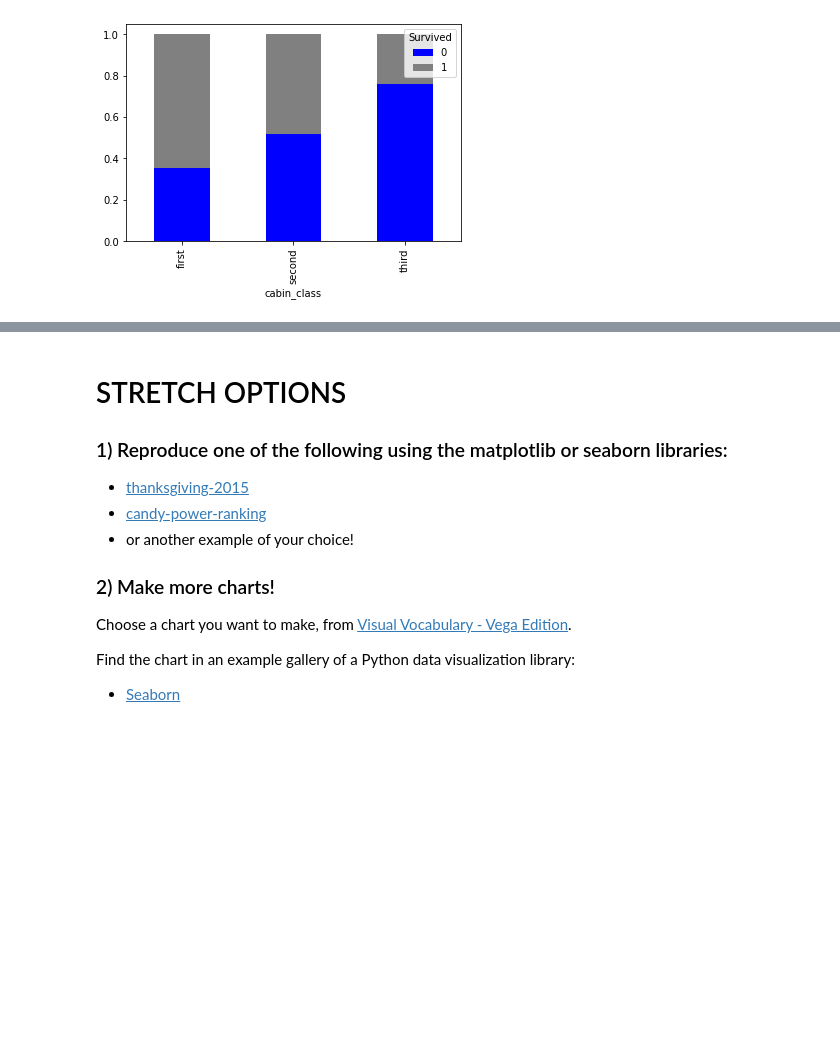
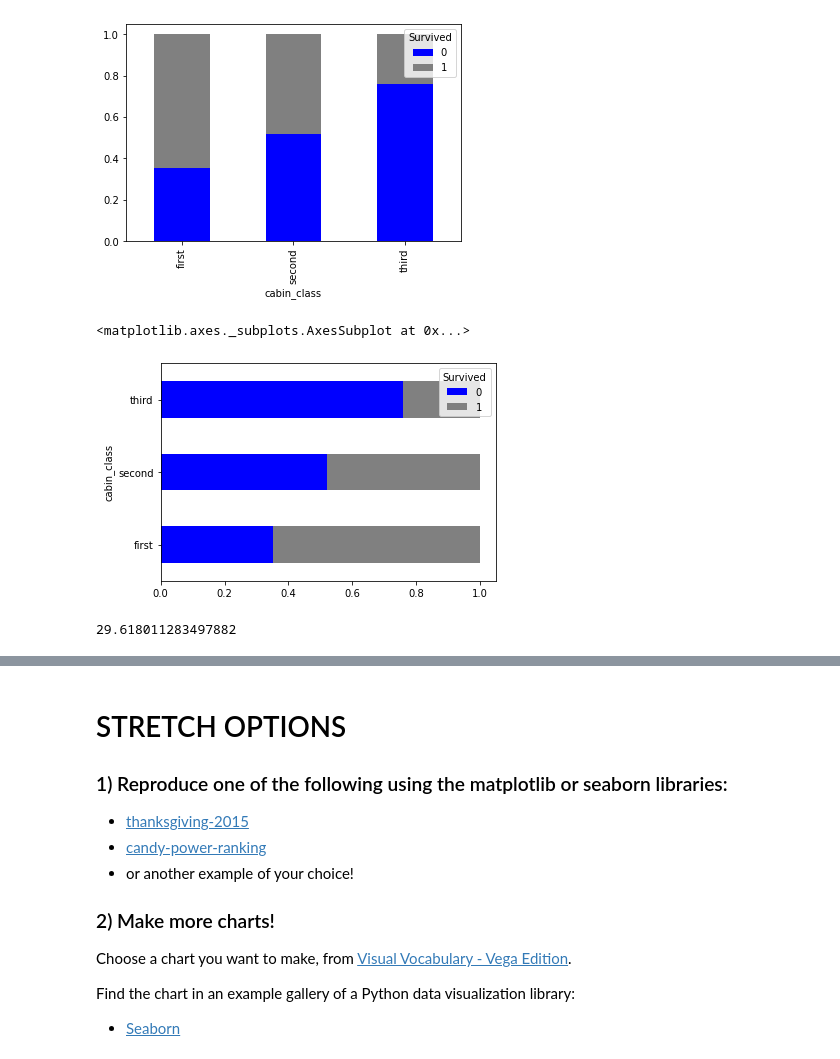
Before and after one commit to marianvinas/DS-Unit-1-Sprint-1-Data-Wrangling-and-Storytelling-1, a Jupyter notebook: module4-make-explanatory-visualizations/LS_DS_114_Make_Explanatory_Visualizations_Assignment.ipynb, the cells around one changed output, grey strips where cells are left out. Cells and saved outputs as stored; diff of their text form; code cells hidden in the pictures; blank space fills up the shorter version.

```diff
--- a/module4-make-explanatory-visualizations/LS_DS_114_Make_Explanatory_Visualizations_Assignment.ipynb
+++ b/module4-make-explanatory-visualizations/LS_DS_114_Make_Explanatory_Visualizations_Assignment.ipynb
@@ -219,3 +219,16 @@ cab_death1.plot(kind='bar', stacked=True, color=['blue', 'gray'])
 # %% [output]
 <matplotlib.axes._subplots.AxesSubplot at 0x...>
 [figure]
+# %%
+#crosstab
+#barh = horizontal bar
+cab_death1.plot(kind='barh', stacked=True, color=['blue', 'gray'])
+# %% [output]
+<matplotlib.axes._subplots.AxesSubplot at 0x...>
+[figure, added]
+# %%
+# categorical and continuous variable
+#single continuous variable
+tdf['Age'].mean()
+# %% [output]
+29.618011283497882
```
Also changed, not shown: parts of 6 cells of this notebook.
